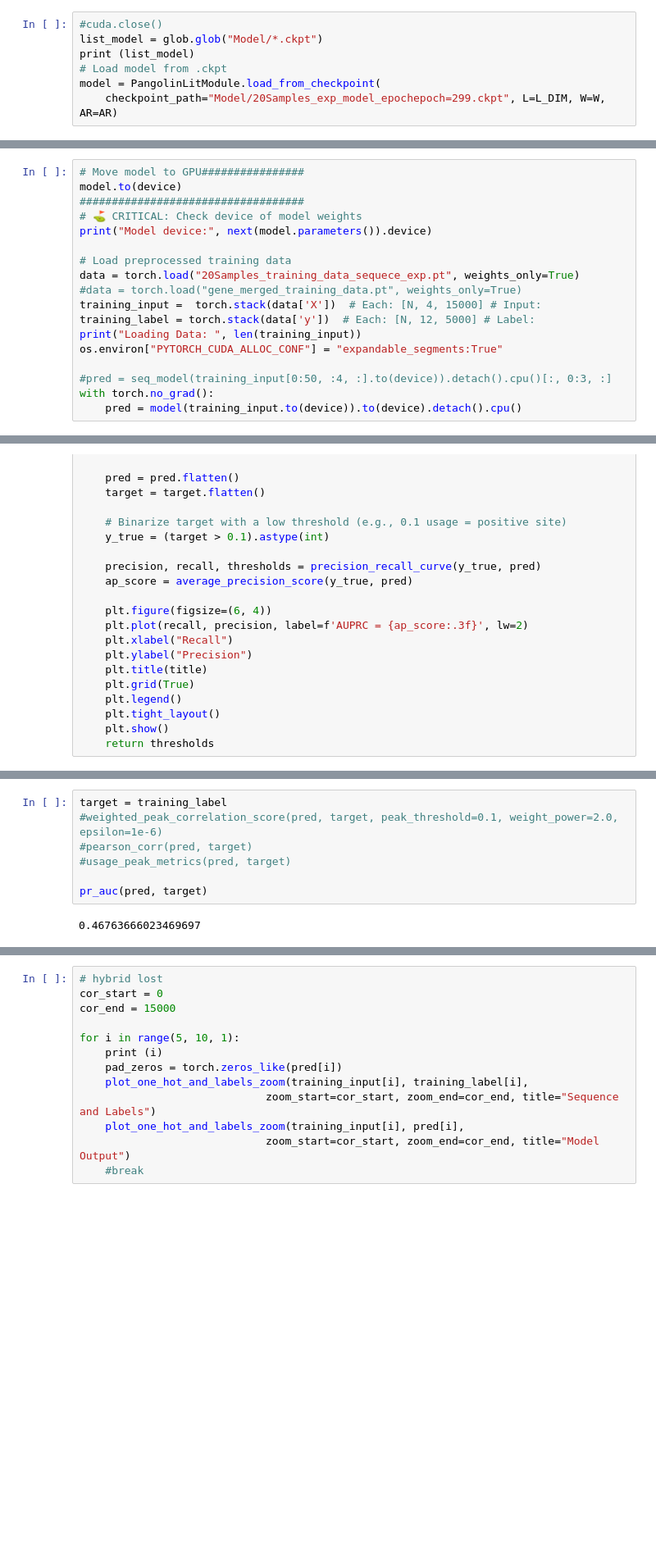
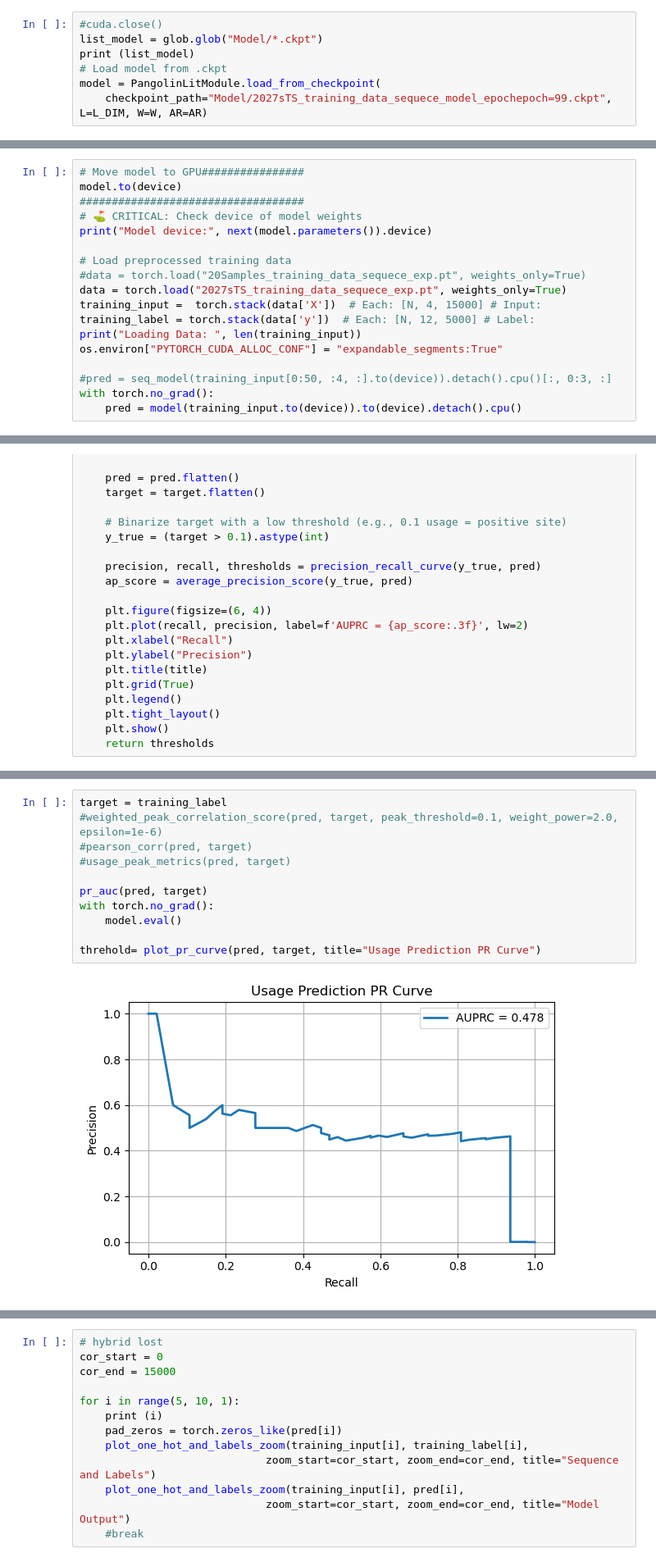
Before and after one commit to lux563624348/DL_RNA_Splicing, a Jupyter notebook: Benchmark_Model.ipynb, the cells around one changed output, grey strips where cells are left out. Shown at 82% size. Drawn from its saved outputs; the diff is of its cells as text; blank space fills up the shorter version.

```diff
--- a/Benchmark_Model.ipynb
+++ b/Benchmark_Model.ipynb
@@ -32,5 +55,5 @@ list_model = glob.glob("Model/*.ckpt")
 print (list_model)
 # Load model from .ckpt
 model = PangolinLitModule.load_from_checkpoint(
-    checkpoint_path="Model/20Samples_exp_model_epochepoch=299.ckpt", L=L_DIM, W=W, AR=AR)
+    checkpoint_path="Model/2027sTS_training_data_sequece_model_epochepoch=99.ckpt", L=L_DIM, W=W, AR=AR)
 # %% [output]
@@ -51,8 +74,8 @@ model.to(device)
 print("Model device:", next(model.parameters()).device)
 
 # Load preprocessed training data
-data = torch.load("20Samples_training_data_sequece_exp.pt", weights_only=True)
-#data = torch.load("gene_merged_training_data.pt", weights_only=True)
+#data = torch.load("20Samples_training_data_sequece_exp.pt", weights_only=True)
+data = torch.load("2027sTS_training_data_sequece_exp.pt", weights_only=True)
 training_input =  torch.stack(data['X'])  # Each: [N, 4, 15000] # Input:
 training_label = torch.stack(data['y'])  # Each: [N, 12, 5000] # Label:
 print("Loading Data: ", len(training_input))
@@ -184,9 +207,13 @@ len(threhold)
 # %%
 target = training_label
 #weighted_peak_correlation_score(pred, target, peak_threshold=0.1, weight_power=2.0, epsilon=1e-6)
 #pearson_corr(pred, target)
 #usage_peak_metrics(pred, target)
 
 pr_auc(pred, target)
+with torch.no_grad():
+    model.eval()
+
+threhold= plot_pr_curve(pred, target, title="Usage Prediction PR Curve")
 # %% [output]
-0.46763666023469697
+[figure, added]
```
Also changed, not shown: parts of 8 cells of this notebook, 5 other files.
